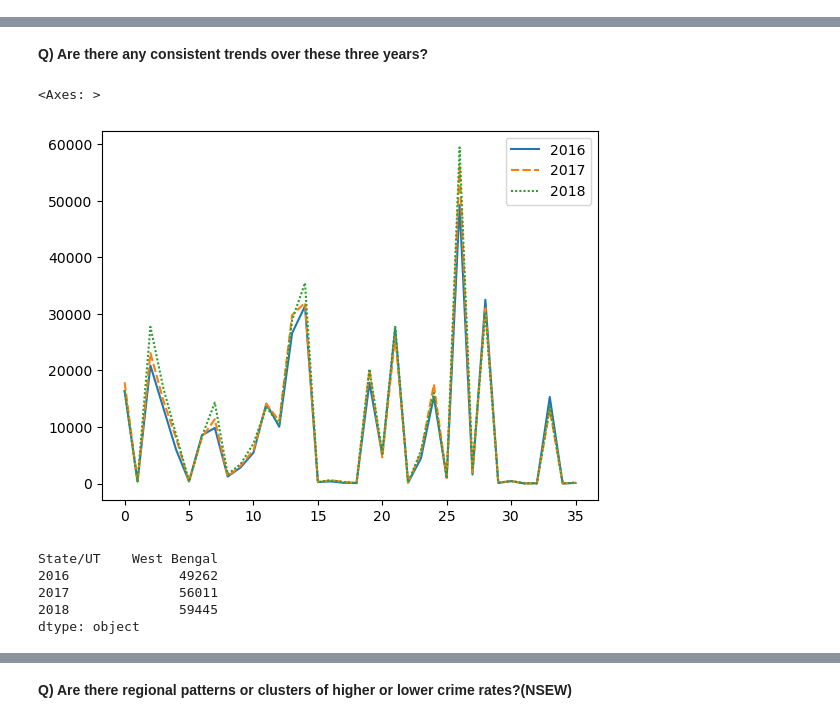
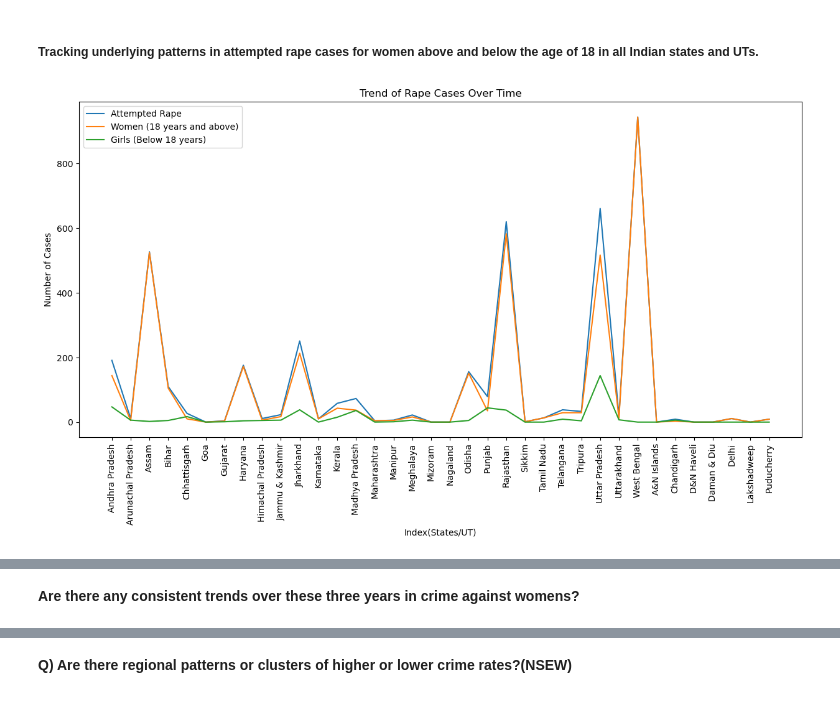
Before and after one commit to RajeevG187/Breaking-The-Scilence, a Jupyter notebook: DS250_project_EDA.ipynb, the cells around one changed output, grey strips where cells are left out. Drawn from its saved outputs; the diff is of its cells as text; code cells hidden in the pictures.

```diff
--- a/DS250_project_EDA.ipynb
+++ b/DS250_project_EDA.ipynb
@@ -15 +51,16 @@ Attempt_to_commit_rape_I_V.head(4)
+# %% [markdown]
+<h5>Tracking underlying patterns in attempted rape cases for women above and below the age of 18 in all Indian states and UTs.
+# %%
+plt.figure(figsize=(15, 7))
+plt.plot(Attempt_to_commit_rape_I_V['State/UT'], Attempt_to_commit_rape_I_V['Attempt to Commit Rape (Total)(I)'], label='Attempted Rape')
+plt.plot(Attempt_to_commit_rape_I_V['State/UT'], Attempt_to_commit_rape_I_V['A) Women (18 Yrs. And above)(I)'], label='Women (18 years and above)')
+plt.plot(Attempt_to_commit_rape_I_V['State/UT'], Attempt_to_commit_rape_I_V['B) Girls (Below 18 yrs))(I)'], label='Girls (Below 18 years)')
+plt.title('Trend of Rape Cases Over Time')
+plt.xlabel('Index(States/UT)')
+plt.xticks(rotation=90)
+plt.ylabel('Number of Cases')
+plt.legend()
+plt.show()
+# %% [output]
+[figure, added]
 # %%
@@ -23,18 +73,4 @@ CrimeAgainstWomen.head(5)
 | 3 | Bihar | 13400 | 14711 | 16920 | 4.5 | 567.4 | 29.8 |
 | 4 | Chhattisgarh | 5947 | 7996 | 8587 | 2.3 | 141.9 | 60.5 |
 # %% [markdown]
-**Q) Are there any consistent trends over these three years?**
+**Are there any consistent trends over these three years in crime against womens?**
-# %%
-data1= CrimeAgainstWomen[['State/UT','2016','2017','2018']]
-sns.lineplot(data1,)
-# %% [output]
-<Axes: >
-[figure, removed]
-# %%
-data1.max()
-# %% [output]
-State/UT    West Bengal
-2016              49262
-2017              56011
-2018              59445
-dtype: object
```
Also changed, not shown: parts of 40 cells of this notebook.
